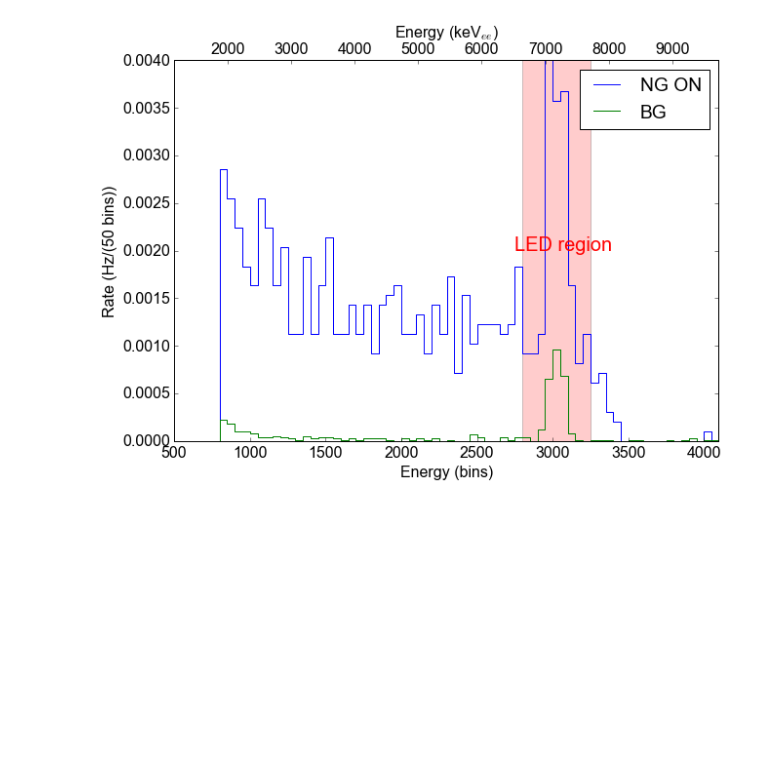
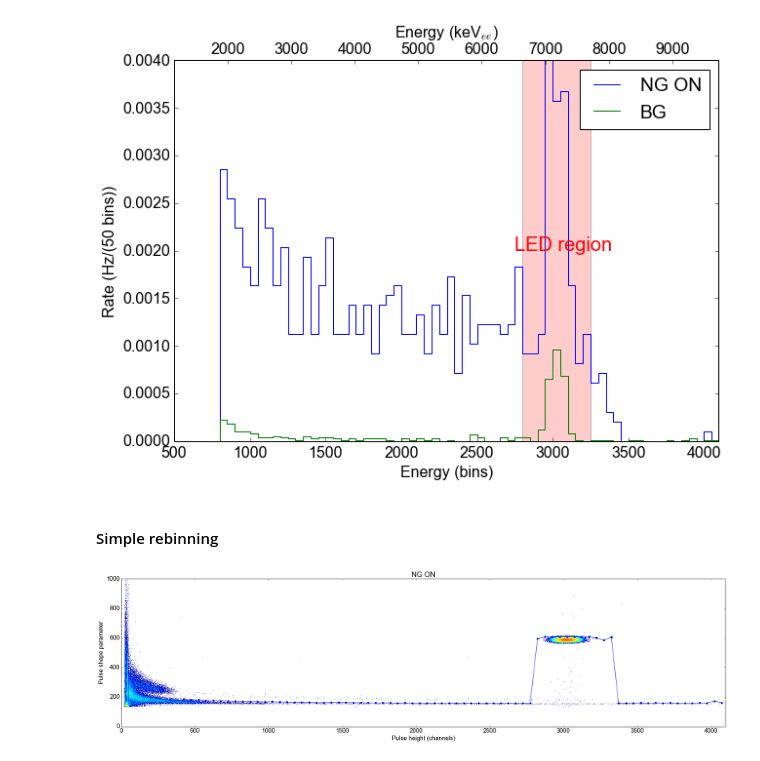
Before and after one commit to XENON1T/PTB, a Jupyter notebook: 03_2d_spectra.ipynb, the cells around one changed output. Saved outputs shown, nothing was run; the diff lists cells and outputs as text; code cells hidden in the pictures; blank space fills up the shorter version.

```diff
--- a/03_2d_spectra.ipynb
+++ b/03_2d_spectra.ipynb
@@ -514,7 +514,7 @@ plt.show()
 # %%
 def get_percentile_location(arr, pct):
     '''
-    No idea why fucking numpy doesnt work oon 1d arrays gvd
+    No idea why fucking numpy doesnt work on 1d arrays gvd
     '''
     total = sum(arr)
     current_sum = 0.
@@ -616,3 +630,5 @@ plt.xlabel('Energy (keV$_{ee}$)')
 plt.show()
 # %% [output]
 [figure]
+# %% [markdown]
+#### Simple rebinning
@@ -618,0 +658,48 @@ plt.show()
+# %%
+pct = 0.99
+cutoffs = []
+e_scale_he = []
+fg_0_he = []
+bg_he = []
+
+for limit in np.arange(400, 4096, 50):
+    dist_bg = np.sum(spec2d_bg[:, limit:limit+50], axis=1)
+    current_cutoff = get_percentile_location(dist_bg, pct)
+    cutoffs.append(current_cutoff)
+    e_scale_he.append(limit+25)
+    fg_0_he.append(np.sum(spec2d_list[0][current_cutoff:, limit:limit+50]))
+    bg_he.append(np.sum(spec2d_bg[current_cutoff:, limit:limit+50]))
+
+# Show the cut
+plt.figure(figsize=(30,7))
+im = plt.imshow(spec2d_list[0], origin='low', interpolation='none', # interpolation='nearest'
+                norm=LogNorm())
+
+plt.plot(e_scale_he, cutoffs, marker='.', markersize=10, linestyle='solid')
+
+plt.xlim(0,4100)
+plt.ylim(0,1000)
+plt.title('NG ON')
+plt.xlabel('Pulse height (channels)')
+plt.ylabel('Pulse shape parameter')
+plt.show()
+
+
+e_scale_he = poly_1(np.array(e_scale_he), *p_scale_to_e)
+
+# Make arrays to enable numpy magic!
+# NOTE that these are still NUMBERS and not rate!
+fg_0_he = np.array(fg_0_he)
+bg_he = np.array(bg_he)
+
+# Now calculate Poissonian errors
+fg_0_he_err = 1/ng_livetimes_0[0]*np.sqrt(fg_0_he)
+bg_he_err = 1/sum(bg_livetimes_0)*np.sqrt(bg_he)
+
+fg_0_he = 1/ng_livetimes_0[0]*fg_0_he
+bg_he = 1/sum(bg_livetimes_0)*bg_he
+
+fg_0_he_sub = fg_0_he - bg_he
+fg_0_he_sub_err = np.sqrt(bg_he_err**2 + fg_0_he_err**2)
+# %% [output]
+[figure, added]
```
Also changed, not shown: parts of 7 cells of this notebook, 3 other files.
